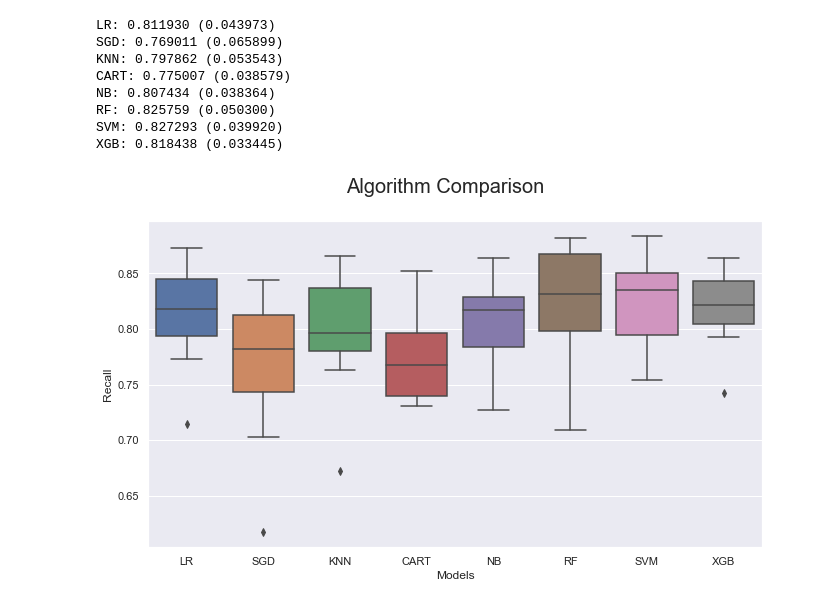
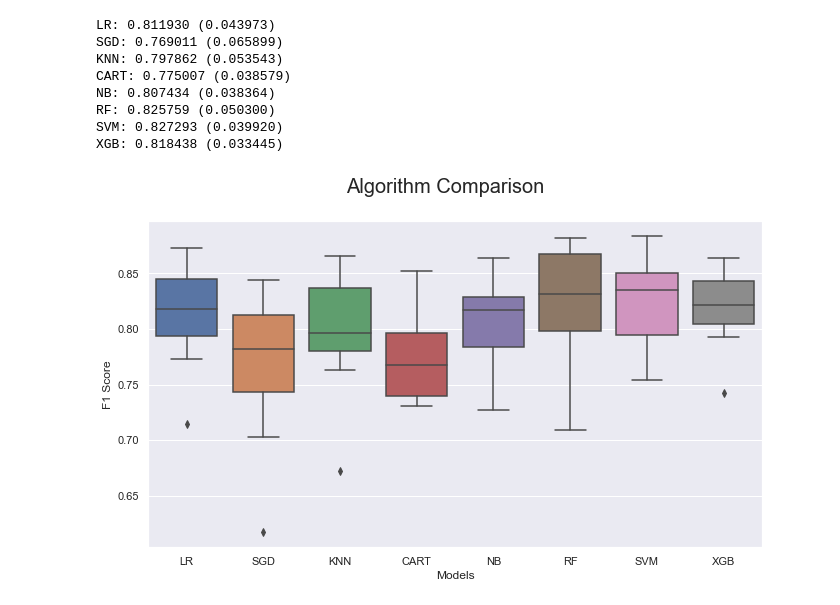
Before and after one commit to jpzambranoleon/german-credit-data-project, a Jupyter notebook: model.ipynb, the cells around one changed output. Drawn from its saved outputs; the diff is of its cells as text; code cells hidden in the pictures.

```diff
--- a/model.ipynb
+++ b/model.ipynb
@@ -202,10 +202,10 @@ XGB: 0.818438 (0.033445)
 # %%
 fig, ax1 = plt.subplots(figsize=(11, 6))
 fig.suptitle('Algorithm Comparison', fontsize=20)
 ax1 = sns.boxplot(data=results)
 ax1.set_xticklabels(names)
 ax1.set_xlabel("Models")
-ax1.set_ylabel("Recall")
+ax1.set_ylabel("F1 Score")
 plt.show()
 # %% [output]
-[figure, old version]
+[figure, new version]
```
Also changed, not shown: parts of 2 cells of this notebook.
